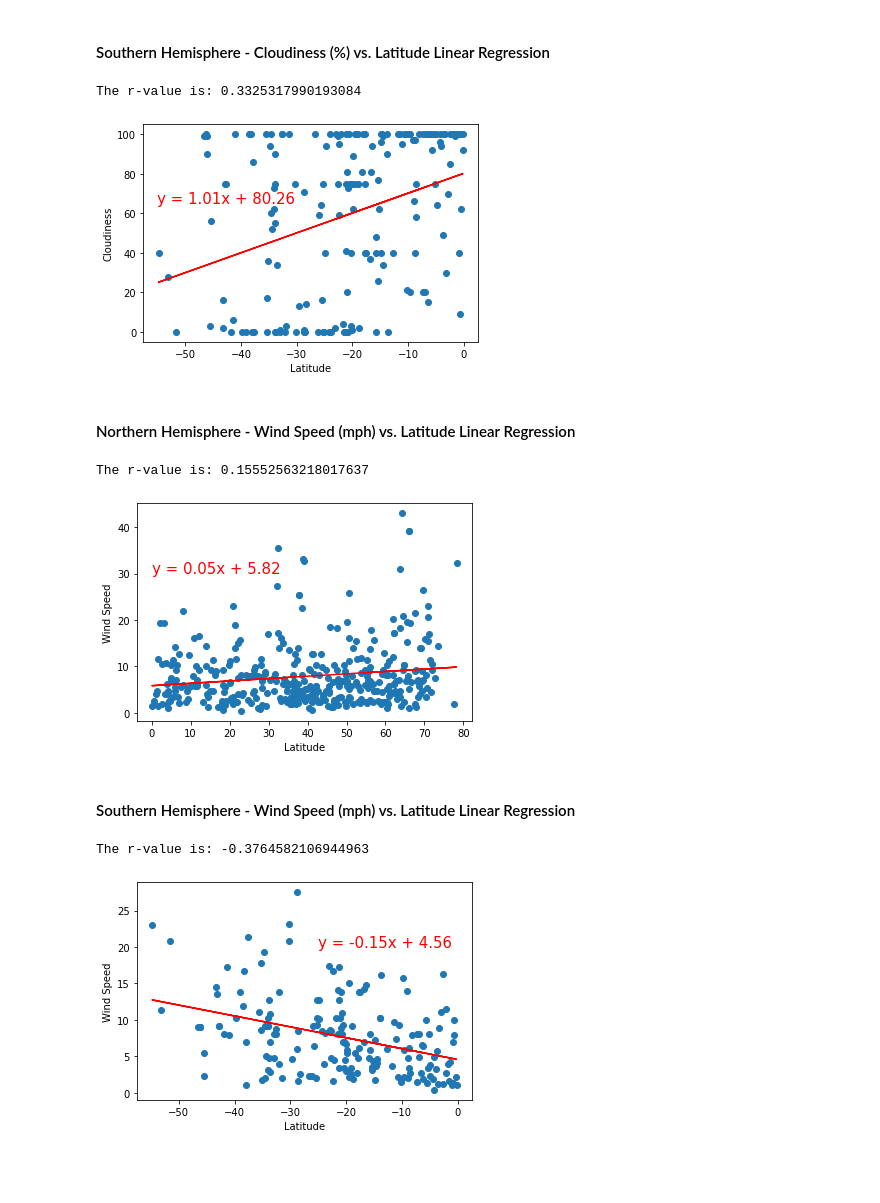
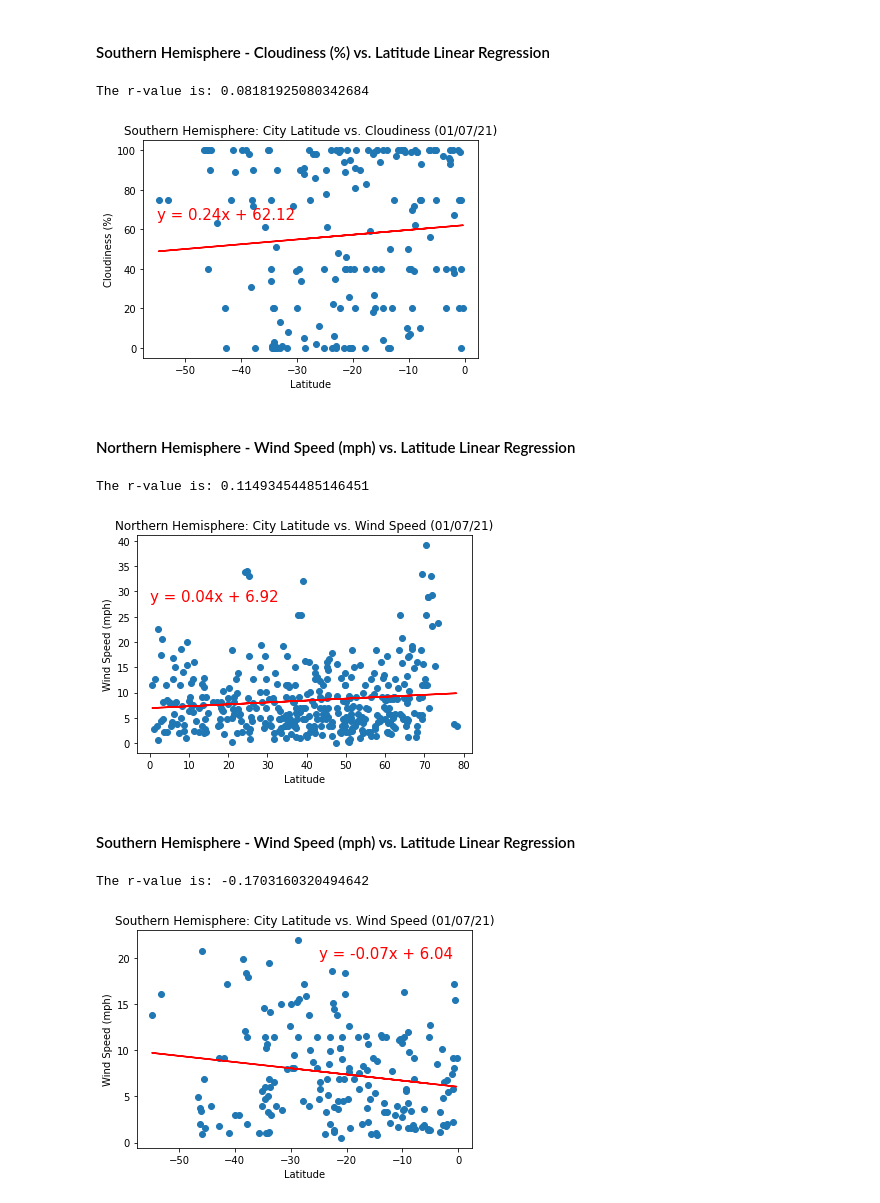
Before and after one commit to andrewbankston/python-api-challenge, a Jupyter notebook: WeatherPy/WeatherPy.ipynb, the cells around one changed output. Cells and saved outputs as stored; diff of their text form; code cells hidden in the pictures; blank space fills up the shorter version.

```diff
--- a/WeatherPy/WeatherPy.ipynb
+++ b/WeatherPy/WeatherPy.ipynb
@@ -251,8 +265,8 @@ plt.show()
 # %% [markdown]
 ## Linear Regression
 # %%
-north_weather = pd.DataFrame(weather_df.loc[weather_df['Lat'] >= 0, :])
-south_weather = pd.DataFrame(weather_df.loc[weather_df['Lat'] < 0, :])
+north_weather = pd.DataFrame(weather_trim.loc[weather_df['Lat'] >= 0, :])
+south_weather = pd.DataFrame(weather_trim.loc[weather_df['Lat'] < 0, :])
 south_weather.head()
 # %% [output]
 |  | City | Lat | Lng | Max Temp | Humidity | Cloudiness | Wind Speed | Country | Date |
@@ -397,14 +421,16 @@ plt.plot(x_values,regress_values,"r-")
 plt.annotate(line_eq,(-55,65),fontsize=15,color="red")
 
 plt.xlabel('Latitude')
-plt.ylabel('Cloudiness')
+plt.ylabel('Cloudiness (%)')
+plt.title('Southern Hemisphere: City Latitude vs. Cloudiness (01/07/21)')
+plt.savefig("output_data/South_Lat_v_Cloudiness.png")
 
 print(f"The r-value is: {rvalue}")
 
 plt.show()
 # %% [output]
-The r-value is: 0.3325317990193084
+The r-value is: 0.08181925080342684
-[figure, old version]
+[figure, new version]
 # %% [markdown]
 ####  Northern Hemisphere - Wind Speed (mph) vs. Latitude Linear Regression
 # %%
@@ -418,38 +444,42 @@ line_eq = "y = " + str(round(slope,2)) + "x + " + str(round(intercept,2))
 plt.scatter(x_values,y_values)
 
 plt.plot(x_values,regress_values,"r-")
-plt.annotate(line_eq,(0,30),fontsize=15,color="red")
+plt.annotate(line_eq,(0,28),fontsize=15,color="red")
 
 plt.xlabel('Latitude')
-plt.ylabel('Wind Speed')
+plt.ylabel('Wind Speed (mph)')
+plt.title('Northern Hemisphere: City Latitude vs. Wind Speed (01/07/21)')
+plt.savefig("output_data/North_Lat_v_WindSpeed.png")
 
 print(f"The r-value is: {rvalue}")
 
 plt.show()
 # %% [output]
-The r-value is: 0.15552563218017637
+The r-value is: 0.11493454485146451
-[figure, old version]
+[figure, new version]
 # %% [markdown]
 ####  Southern Hemisphere - Wind Speed (mph) vs. Latitude Linear Regression
 # %%
 x_values = south_weather['Lat'].astype('float')
 y_values = south_weather['Wind Speed'].astype('float')
 
 (slope, intercept, rvalue, pvalue, stderr) = linregress(x_values, y_values)
 regress_values = x_values * slope + intercept
 line_eq = "y = " + str(round(slope,2)) + "x + " + str(round(intercept,2))
 
 plt.scatter(x_values,y_values)
 
 plt.plot(x_values,regress_values,"r-")
 plt.annotate(line_eq,(-25,20),fontsize=15,color="red")
 
 plt.xlabel('Latitude')
-plt.ylabel('Wind Speed')
+plt.ylabel('Wind Speed (mph)')
+plt.title('Southern Hemisphere: City Latitude vs. Wind Speed (01/07/21)')
+plt.savefig("output_data/South_Lat_v_WindSpeed.png")
 
 print(f"The r-value is: {rvalue}")
 
 plt.show()
 # %% [output]
-The r-value is: -0.3764582106944963
+The r-value is: -0.1703160320494642
-[figure, old version]
+[figure, new version]
```
Also changed, not shown: parts of 13 cells of this notebook, 12 other files.
